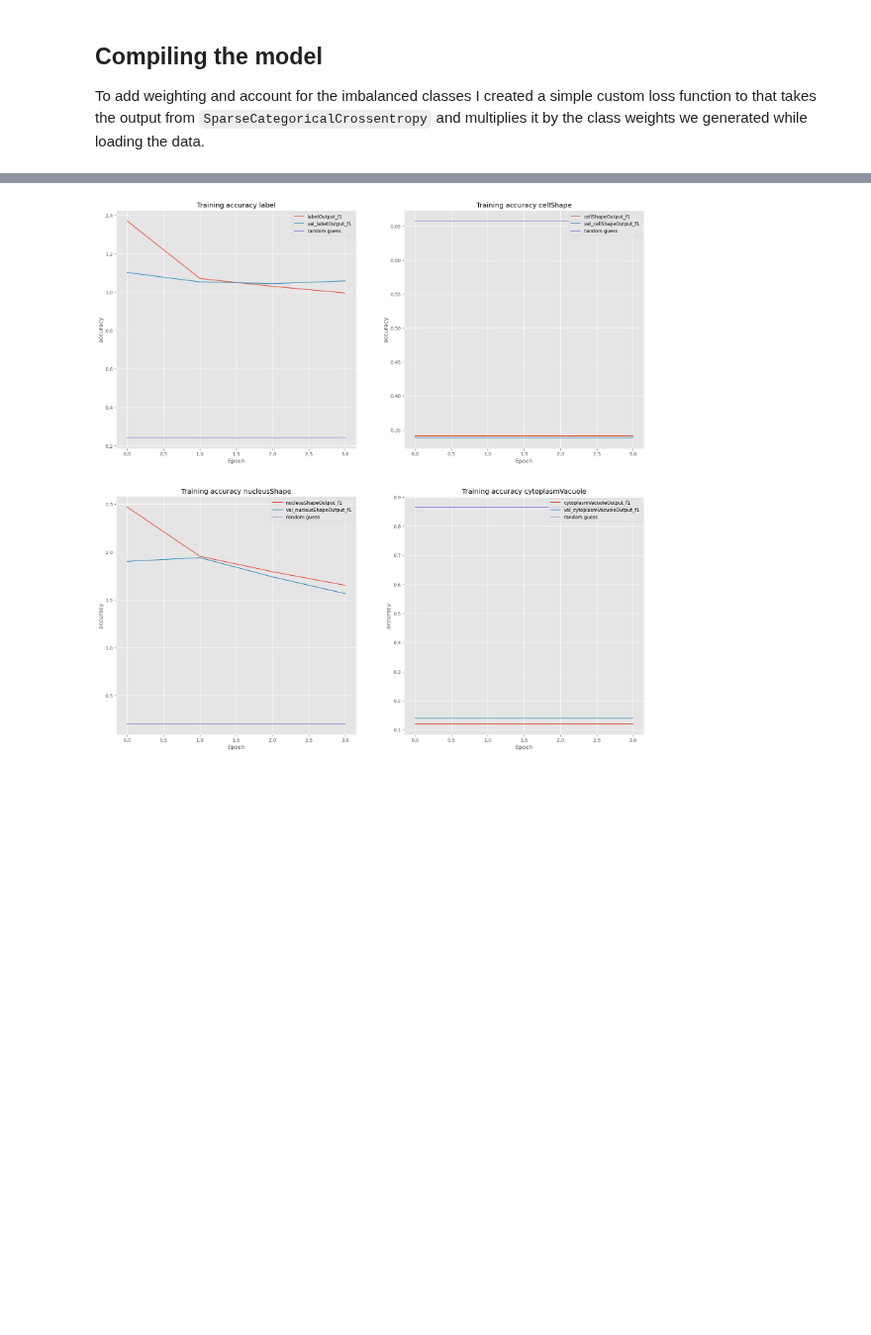
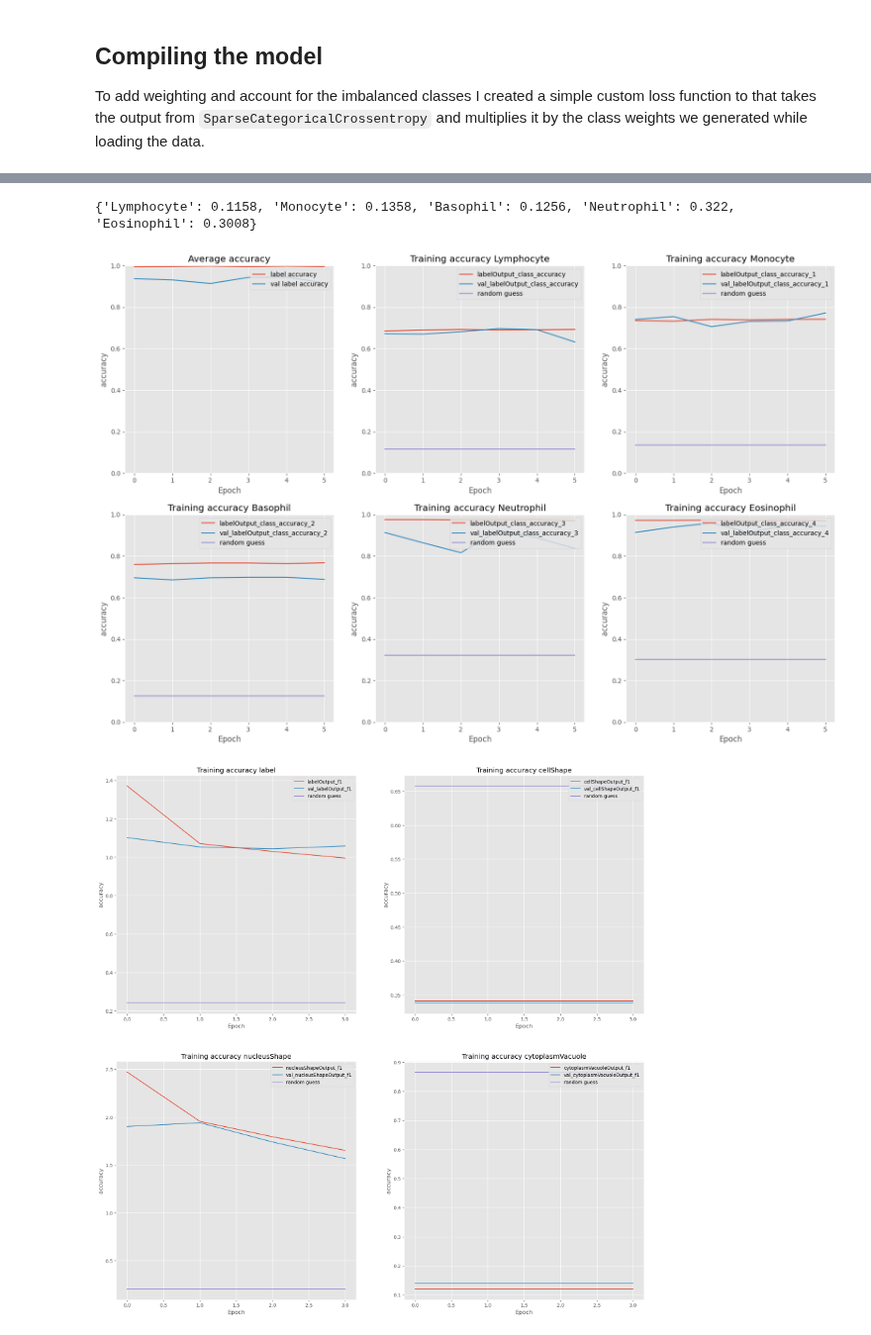
Before and after one commit to Fish4203/deep-learning, a Jupyter notebook: A1.ipynb, the cells around one changed output, grey strips where cells are left out. Shown at 99% size. Saved outputs shown, nothing was run; the diff lists cells and outputs as text; code cells hidden in the pictures; blank space fills up the shorter version.

Commit message:
custom accuracy

```diff
--- a/A1.ipynb
+++ b/A1.ipynb
@@ -334,7 +332,7 @@ ________________________________________________________________________________
 history = model.fit(
   trainData,
   validation_data=valData,
-  epochs=4,
+  epochs=6,
   batch_size=batchSize
 )
 # %% [output]
@@ -344 +351,45 @@ Epoch 2/4
+# %%
+# plot
+
+plt.style.use("ggplot")
+plt.figure(figsize=(20,20))
+Nepoch=len(history.epoch)
+
+outputType = 'label'
+outputClassWeights = classWeightsRaw[outputType]
+
+plt.subplot(3,3,1)
+plt.plot(np.arange(0, Nepoch), history.history[f'{outputType}Output_accuracy'], label=f'{outputType} accuracy')
+
+plt.plot(np.arange(0, Nepoch), history.history[f'val_{outputType}Output_accuracy'], label=f'val {outputType} accuracy')
+
+plt.title(f"Average accuracy")
+plt.ylim(0,1)
+plt.xlabel("Epoch")
+plt.ylabel("accuracy")
+plt.legend(loc="upper right")
+
+i = 0
+for key, weight in outputClassWeights.items():
+	plt.subplot(3,3,i+2)
+	index = '' if i == 0 else f'_{i}'
+	trainKey = f'{outputType}Output_class_accuracy{index}'
+	testKey = f'val_{trainKey}'
+
+	plt.plot(np.arange(0, Nepoch), history.history[trainKey], label=trainKey)
+
+	plt.plot(np.arange(0, Nepoch), history.history[testKey], label=testKey)
+	plt.plot(np.arange(0, Nepoch), [weight for j in range(Nepoch)], label='random guess')
+
+	plt.title(f"Training accuracy {key}")
+	plt.ylim(0,1)
+	plt.xlabel("Epoch")
+	plt.ylabel("accuracy")
+	plt.legend(loc="upper right")
+	i += 1
+
+plt.show()
+# %% [output]
+{'Lymphocyte': 0.1158, 'Monocyte': 0.1358, 'Basophil': 0.1256, 'Neutrophil': 0.322, 'Eosinophil': 0.3008}
+[figure, added]
 # %%
```
Also changed, not shown: parts of 6 cells of this notebook.
